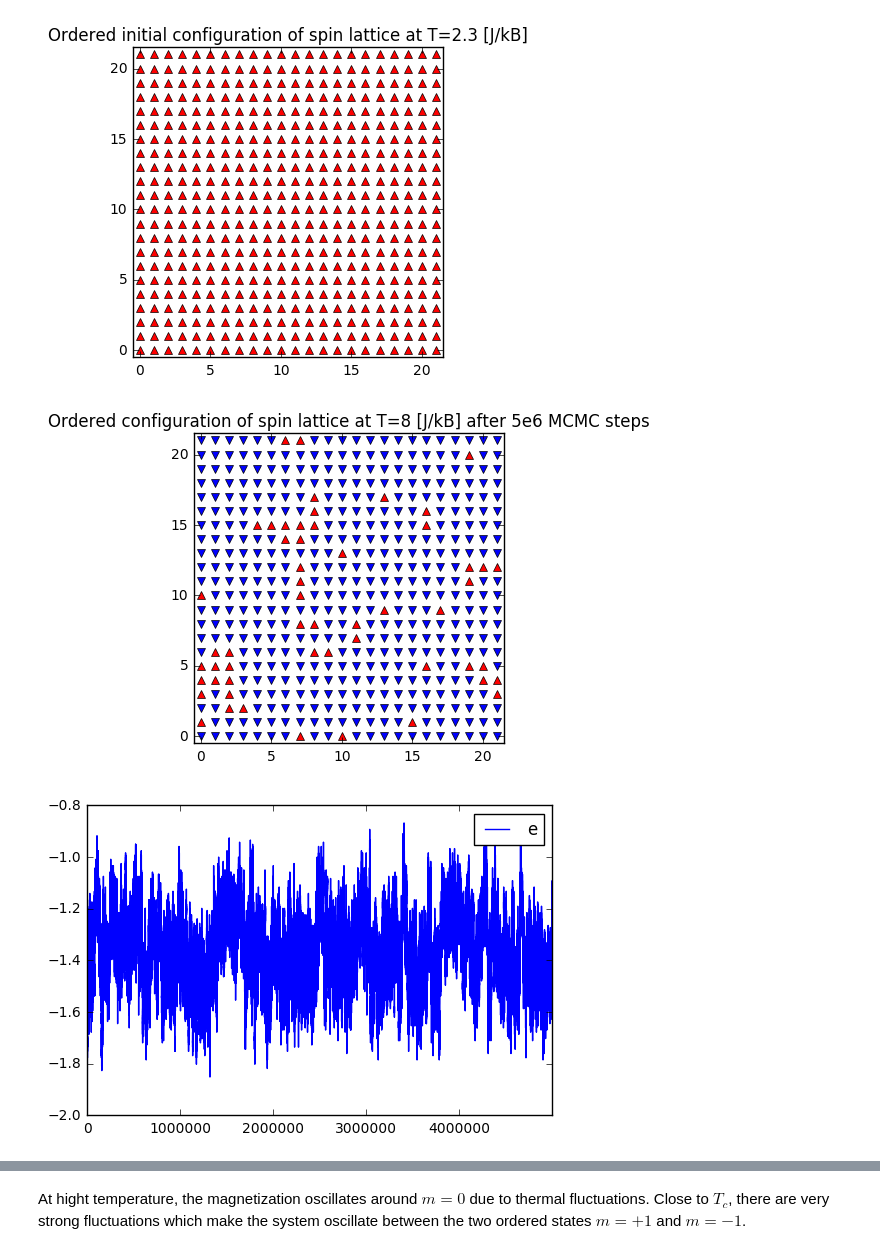
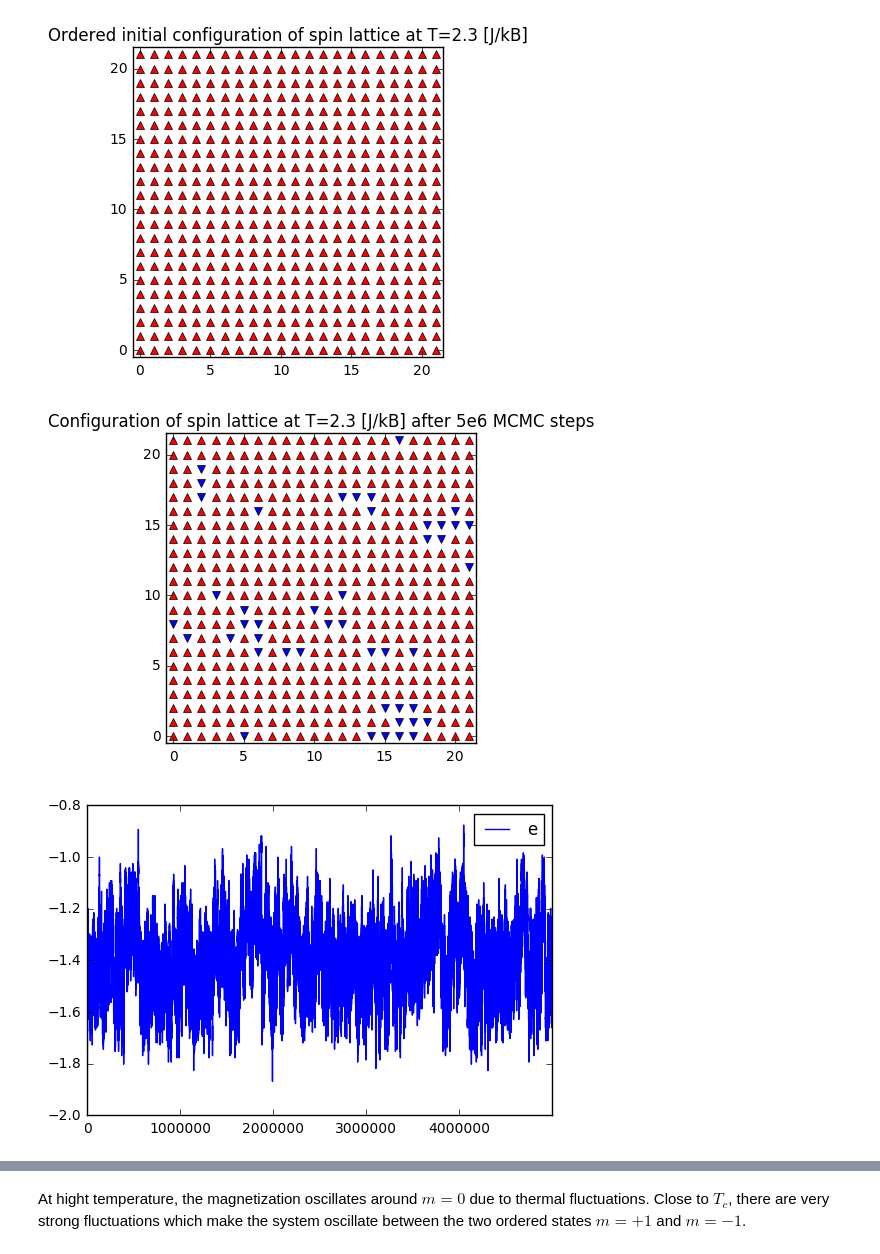
Before and after one commit to DromaninCM/PAS-IPython-notebooks, a Jupyter notebook: homework-4-pas-krzakala.ipynb, the cells around one changed output, grey strips where cells are left out. Drawn from its saved outputs; the diff is of its cells as text; code cells hidden in the pictures.

```diff
--- a/homework-4-pas-krzakala.ipynb
+++ b/homework-4-pas-krzakala.ipynb
@@ -28,7 +28,10 @@ class lattice(object):
             self.grid = np.random.choice([1, -1], [L, L])
         elif self.start_config == "ordered":
             self.grid = np.ones([L, L])
-        self.beta = 1.0/T
+        if T==0:
+            self.beta = float("inf")
+        else:
+            self.beta = 1.0/T
         self.L = L
         self.energy = []
         self.magnetization = []
@@ -190,16 +193,16 @@ Ising_nearTc.plot_lattice(title="Ordered initial configuration of spin lattice a
 # %%
 Ising_nearTc.MCMC(5000000)
 # %%
-Ising_nearTc.plot_lattice(title="Ordered configuration of spin lattice at T=8 [J/kB] after 5e6 MCMC steps")
+Ising_nearTc.plot_lattice(title="Configuration of spin lattice at T=2.3 [J/kB] after 5e6 MCMC steps")
 # %% [output]
-[figure, old version]
+[figure, new version]
 # %%
 plt.plot(xrange(len(Ising_nearTc.energy)), Ising_nearTc.energy, label = "e")
 plt.xticks(np.arange(0, 5000000, 1000000))
 plt.legend()
 plt.show()
 # %% [output]
-[figure, old version]
+[figure, new version]
 # %%
 plt.plot(xrange(len(Ising_nearTc.magnetization)), Ising_nearTc.magnetization, label = "m")
 plt.xticks(np.arange(0, 5000000, 1000000))
```
Also changed, not shown: parts of 49 cells of this notebook.
